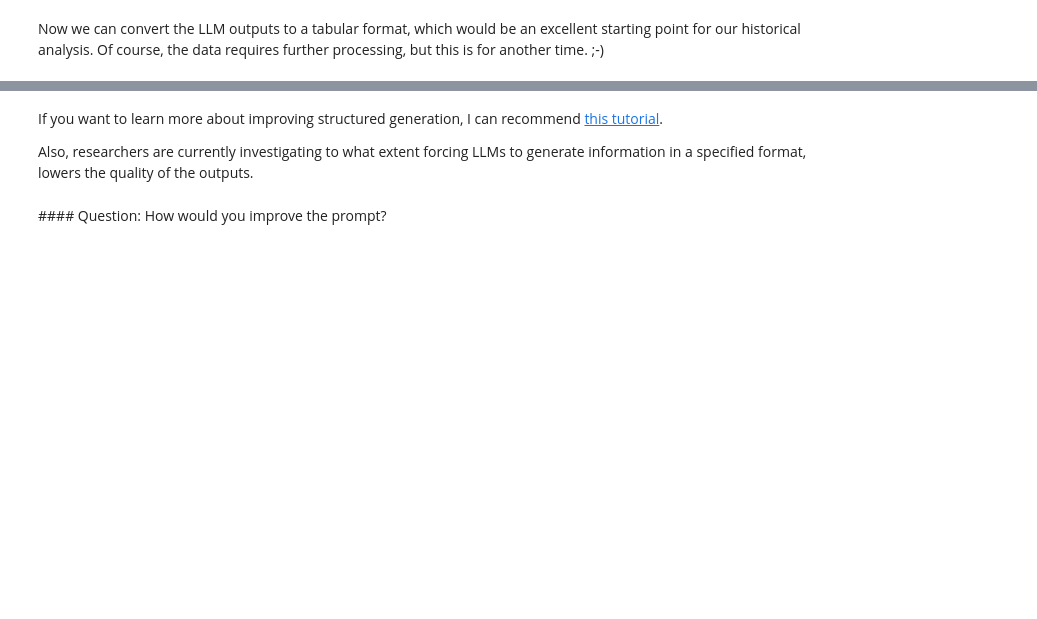
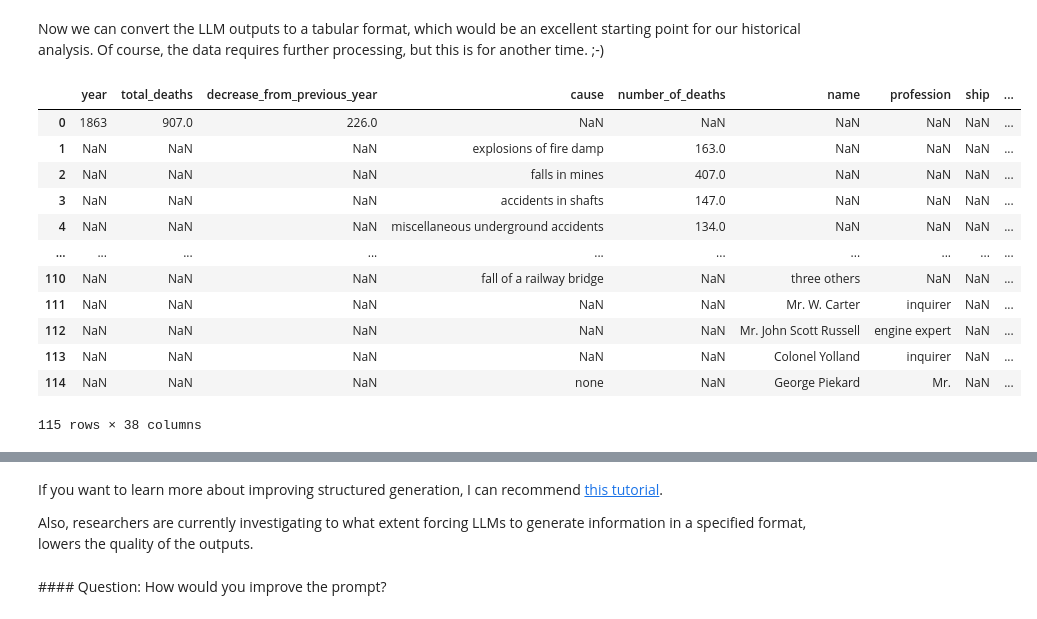
Before and after one commit to Living-with-machines/dhoxss-text2tech, a Jupyter notebook: Sessions/5e_LLMs_as_Research_Assistants.ipynb, the cells around one changed output, grey strips where cells are left out. Drawn from its saved outputs; the diff is of its cells as text; code cells hidden in the pictures; blank space fills up the shorter version.

```diff
--- a/Sessions/5e_LLMs_as_Research_Assistants.ipynb
+++ b/Sessions/5e_LLMs_as_Research_Assistants.ipynb
@@ -377,0 +501,3 @@ df_accident[['title','chunk_count','title_count','chunks']]
+# %%
+df_accident = pd.read_json('https://raw.githubusercontent.com/kasparvonbeelen/uga-llm-workshop/refs/heads/main/newspapers/df_accident.json')
+df_accident[['title','chunk_count','title_count','chunks']]
@@ -561,3 +791,7 @@ df_small
 # %%
-
-df_small['bio'] =  df_small.progress_apply(apply_completions,system_message=system_message,text_column='chunks' , axis=1)
+# EXAMPLE you don't need to run this code
+df_accident['bio'] =  df_accident.progress_apply(
+                          apply_completions,
+                          system_message=system_message,
+                          text_column='clean_article',
+                          axis=1)
@@ -591,3 +872,3 @@ eval_completion(df_small['bio'].loc[idx])
 # %%
 # convert all the completions to Python objects
-df_small['bio_structured']= df_small['bio'].apply(lambda x: eval_completion(x))
+df_accident['bio_structured']= df_accident['bio'].apply(lambda x: eval_completion(x))
@@ -597,7 +875,21 @@ df_small['bio_structured']= df_small['bio'].apply(lambda x: eval_completion(x))
 # %% [markdown]
 Now we can convert the LLM outputs to a tabular format, which would be an excellent starting point for our historical analysis. Of course, the data requires further processing, but this is for another time. ;-)
 # %%
-df_bios = pd.DataFrame([d for i,row in df_small.iterrows() for d in row['bio_structured']])
+df_bios = pd.DataFrame([d for i,row in df_accident.iterrows() for d in row['bio_structured']])
 df_bios
+# %% [output]
+|  | year | total_deaths | decrease_from_previous_year | cause | number_of_deaths | name | profession | ship | ... |
+| 0 | 1863 | 907.0 | 226.0 | NaN | NaN | NaN | NaN | NaN | ... |
+| 1 | NaN | NaN | NaN | explosions of fire damp | 163.0 | NaN | NaN | NaN | ... |
+| 2 | NaN | NaN | NaN | falls in mines | 407.0 | NaN | NaN | NaN | ... |
+| 3 | NaN | NaN | NaN | accidents in shafts | 147.0 | NaN | NaN | NaN | ... |
+| 4 | NaN | NaN | NaN | miscellaneous underground accidents | 134.0 | NaN | NaN | NaN | ... |
+| ... | ... | ... | ... | ... | ... | ... | ... | ... | ... |
+| 110 | NaN | NaN | NaN | fall of a railway bridge | NaN | three others | NaN | NaN | ... |
+| 111 | NaN | NaN | NaN | NaN | NaN | Mr. W. Carter | inquirer | NaN | ... |
+| 112 | NaN | NaN | NaN | NaN | NaN | Mr. John Scott Russell | engine expert | NaN | ... |
+| 113 | NaN | NaN | NaN | NaN | NaN | Colonel Yolland | inquirer | NaN | ... |
+| 114 | NaN | NaN | NaN | none | NaN | George Piekard | Mr. | NaN | ... |
+115 rows × 38 columns
 # %%
 df_bios.age.value_counts().plot(kind='bar')
```
Also changed, not shown: parts of 60 cells of this notebook.
